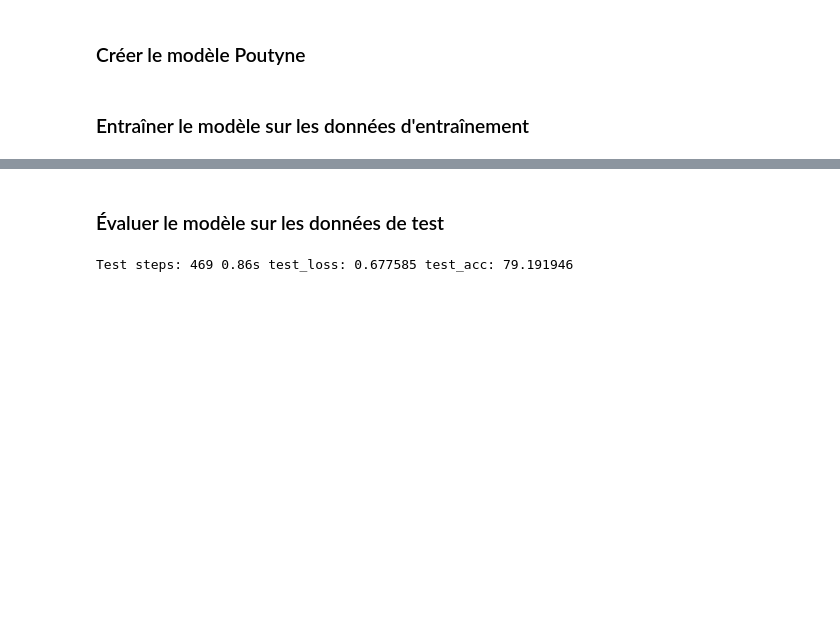
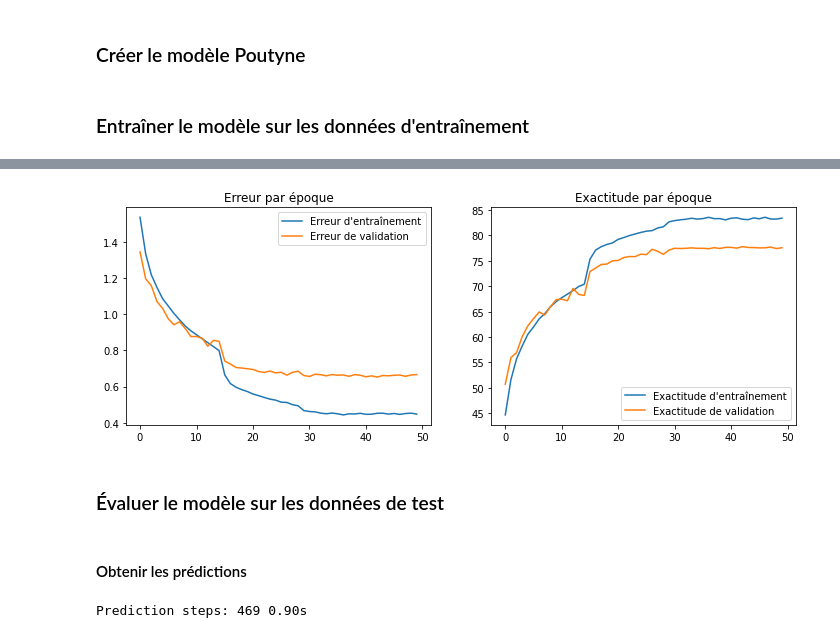
Before and after one commit to n0aaz/Projet_GLO-7027, a Jupyter notebook: fullyConnected.ipynb, the cells around one changed output, grey strips where cells are left out. Drawn from its saved outputs; the diff is of its cells as text; code cells hidden in the pictures; blank space fills up the shorter version.

Commit message:
Ajouter graphique et métriques de performance

```diff
--- a/fullyConnected.ipynb
+++ b/fullyConnected.ipynb
@@ -142,6 +144,40 @@ Epoch: 50/50 Train steps: 1500 Val steps: 375 6.93s loss: 0.380765 acc: 85.85448
+# %%
+loss_per_epoch = []
+acc_per_epoch = []
+val_loss_per_epoch = []
+val_acc_per_epoch = []
+for epoch in history:
+    loss_per_epoch.append(epoch['loss'])
+    acc_per_epoch.append(epoch['acc'])
+    val_loss_per_epoch.append(epoch['val_loss'])
+    val_acc_per_epoch.append(epoch['val_acc'])
+
+plt.figure(figsize=(12, 4))
+plt.subplot(1, 2, 1)
+plt.plot(loss_per_epoch, label='Erreur d\'entraînement')
+plt.plot(val_loss_per_epoch, label='Erreur de validation')
+plt.title('Erreur par époque')
+plt.legend()
+
+plt.subplot(1, 2, 2)
+plt.plot(acc_per_epoch, label='Exactitude d\'entraînement')
+plt.plot(val_acc_per_epoch, label='Exactitude de validation')
+plt.title('Exactitude par époque')
+plt.legend()
+plt.show()
+# %% [output]
+[figure, added]
 # %% [markdown]
 ### Évaluer le modèle sur les données de test
-# %%
-loss, acc = model.evaluate_generator(test_loader)
-# %% [output]
-Test steps: 469 0.86s test_loss: 0.677585 test_acc: 79.191946
+# %% [markdown]
+#### Obtenir les prédictions
+# %%
+predictions = model.predict_generator(test_loader, has_ground_truth=True)
+
+# Obtenir la classe ayant le plus grand score
+predicted_classes = predictions.argmax(axis=1)
+
+# Obtenir les labels test
+ground_truth = test_data[:, -1].long().numpy()
+# %% [output]
+Prediction steps: 469 0.90s
```
Also changed, not shown: parts of 7 cells of this notebook.
